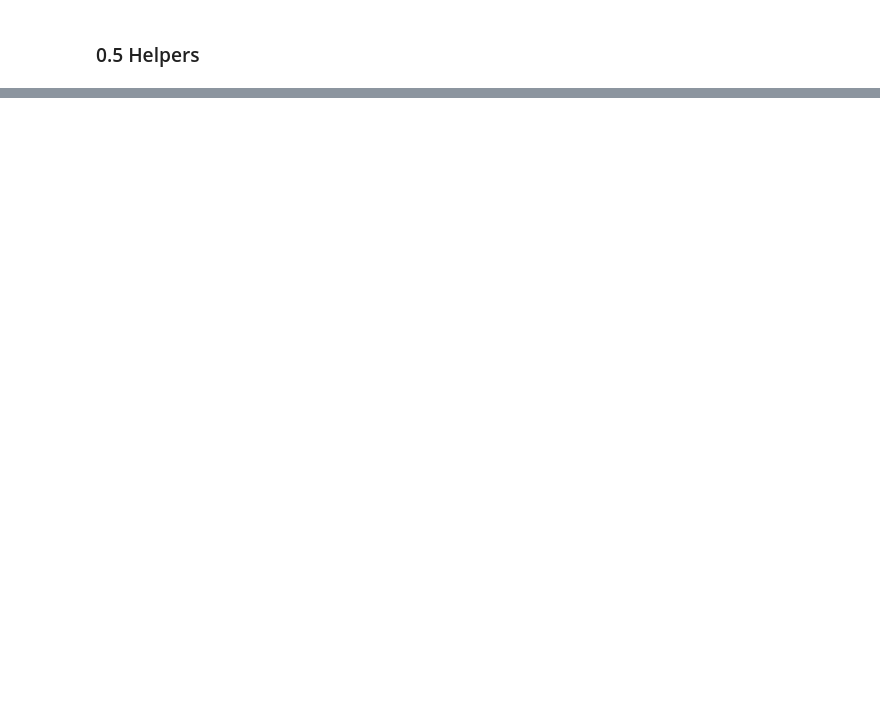
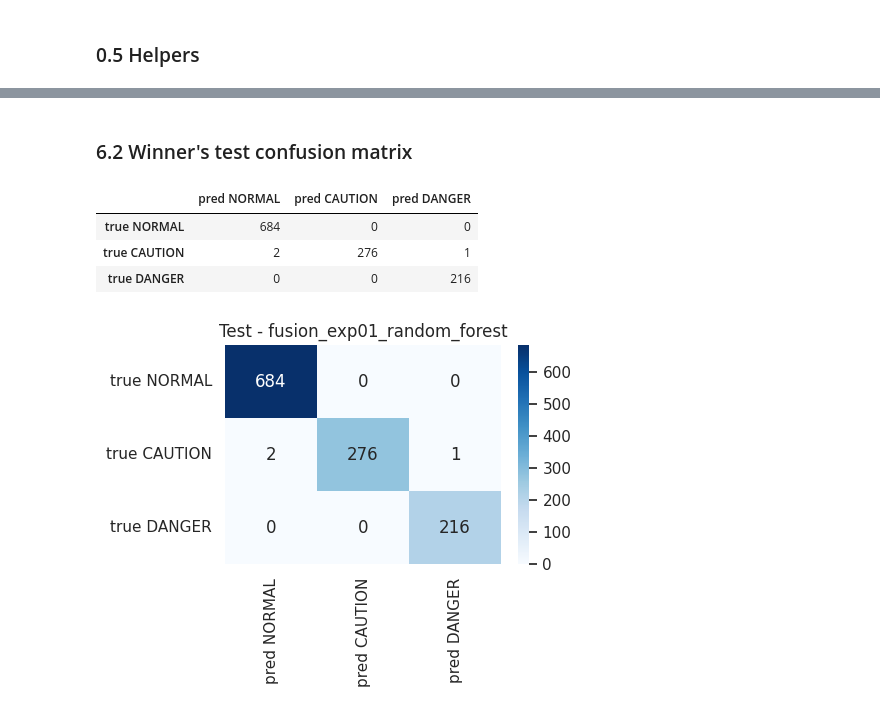
Before and after one commit to Bonaparte003/Smart-Accident-System-Monitoring-SAMS-, a Jupyter notebook: notebooks/03_fusion_risk_classification.ipynb, the cells around one changed output, grey strips where cells are left out. Drawn from its saved outputs; the diff is of its cells as text; code cells hidden in the pictures; blank space fills up the shorter version.

```diff
--- a/notebooks/03_fusion_risk_classification.ipynb
+++ b/notebooks/03_fusion_risk_classification.ipynb
@@ -663,0 +832,8 @@ Promoted to /content/drive/MyDrive/SAMS/models/fusion/best_fusion_model
+# %%
+EXPERIMENT_IDS = ["fusion_exp01_random_forest", "fusion_exp02_xgboost", "fusion_exp03_svm_rbf", "fusion_exp04_mlp"]
+ledger = pd.read_csv(LEDGER_PATH)
+comparison = (ledger[ledger["experiment_id"].isin(EXPERIMENT_IDS)]
+              .sort_values(["val_danger_recall", "val_f1_macro"], ascending=False).set_index("experiment_id"))
+save_table(comparison.drop(columns=["timestamp_utc"]).round(4), "experiment_comparison")
+winner_id = comparison.index[0]
+print("Winner on validation:", winner_id)
@@ -663,0 +848,15 @@ Promoted to /content/drive/MyDrive/SAMS/models/fusion/best_fusion_model
+# %% [markdown]
+### 6.2 Winner's test confusion matrix
+# %%
+cm = pd.DataFrame(EXPERIMENTS[winner_id]["test"]["confusion_matrix"], index=[f"true {c}" for c in CLASS_NAMES], columns=[f"pred {c}" for c in CLASS_NAMES])
+save_table(cm, "winner_confusion_test")
+fig, ax = plt.subplots(figsize=(5, 4))
+sns.heatmap(cm, annot=True, fmt="d", cmap="Blues", ax=ax)
+ax.set_title(f"Test - {winner_id}")
+save_figure("winner_confusion_test")
+# %% [output]
+|  | pred NORMAL | pred CAUTION | pred DANGER |
+| true NORMAL | 684 | 0 | 0 |
+| true CAUTION | 2 | 276 | 1 |
+| true DANGER | 0 | 0 | 216 |
+[figure, added]
```
Also changed, not shown: parts of 58 cells of this notebook, 29 other files.
